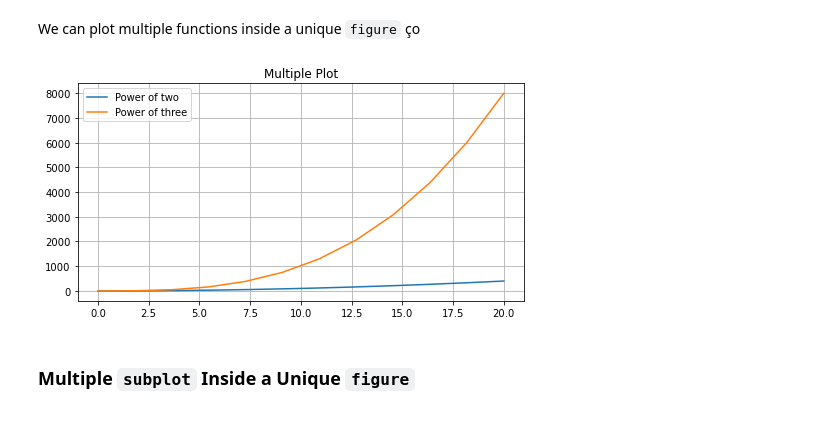
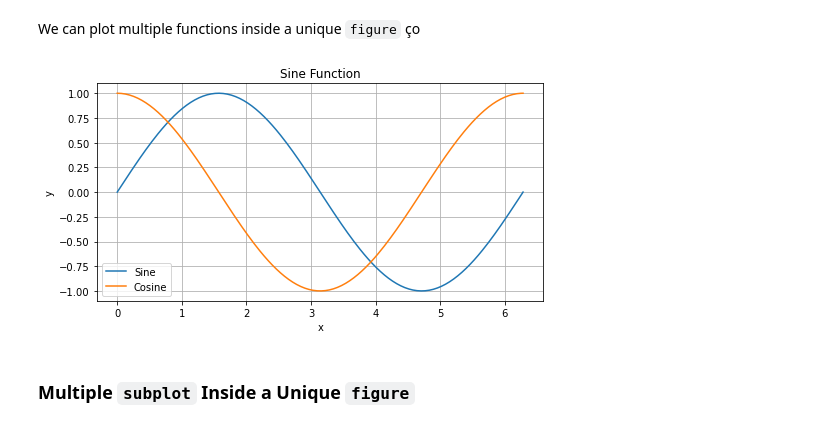
Before and after one commit to implse/Introduction_to_Matplotlib, a Jupyter notebook: Introduction_To_Matplotlib.ipynb, the cells around one changed output. Cells and saved outputs as stored; diff of their text form; code cells hidden in the pictures.

```diff
--- a/Introduction_To_Matplotlib.ipynb
+++ b/Introduction_To_Matplotlib.ipynb
@@ -121,13 +112,20 @@ power_of_three = x**3
 # %%
-plt.figure(figsize=(8, 4))
-plt.plot(x, power_of_two, label="Power of two")
-plt.plot(x, power_of_three, label="Power of three")
-plt.grid(True)
-plt.legend()
-plt.title("Multiple Plot")
-plt.show()
+x = np.linspace(0, 2 * np.pi, 200)
+sin = np.sin(x)
+cos = np.cos(x)
-# %% [output]
-[figure, removed]
+# %%
+# State Base Pyplot-Style
+plt.figure(figsize=(8, 4))
+plt.plot(x, sin, label="Sine")
+plt.plot(x, cos, label="Cosine")
+plt.xlabel("x")
+plt.ylabel("y")
+plt.legend()
+plt.grid(True)
+plt.title("Sine Function")
+plt.show()
+# %% [output]
+[figure, added]
 # %% [markdown]
 ### Multiple `subplot` Inside a Unique `figure`
 # %% [markdown]
```
Also changed, not shown: parts of 19 cells of this notebook.
